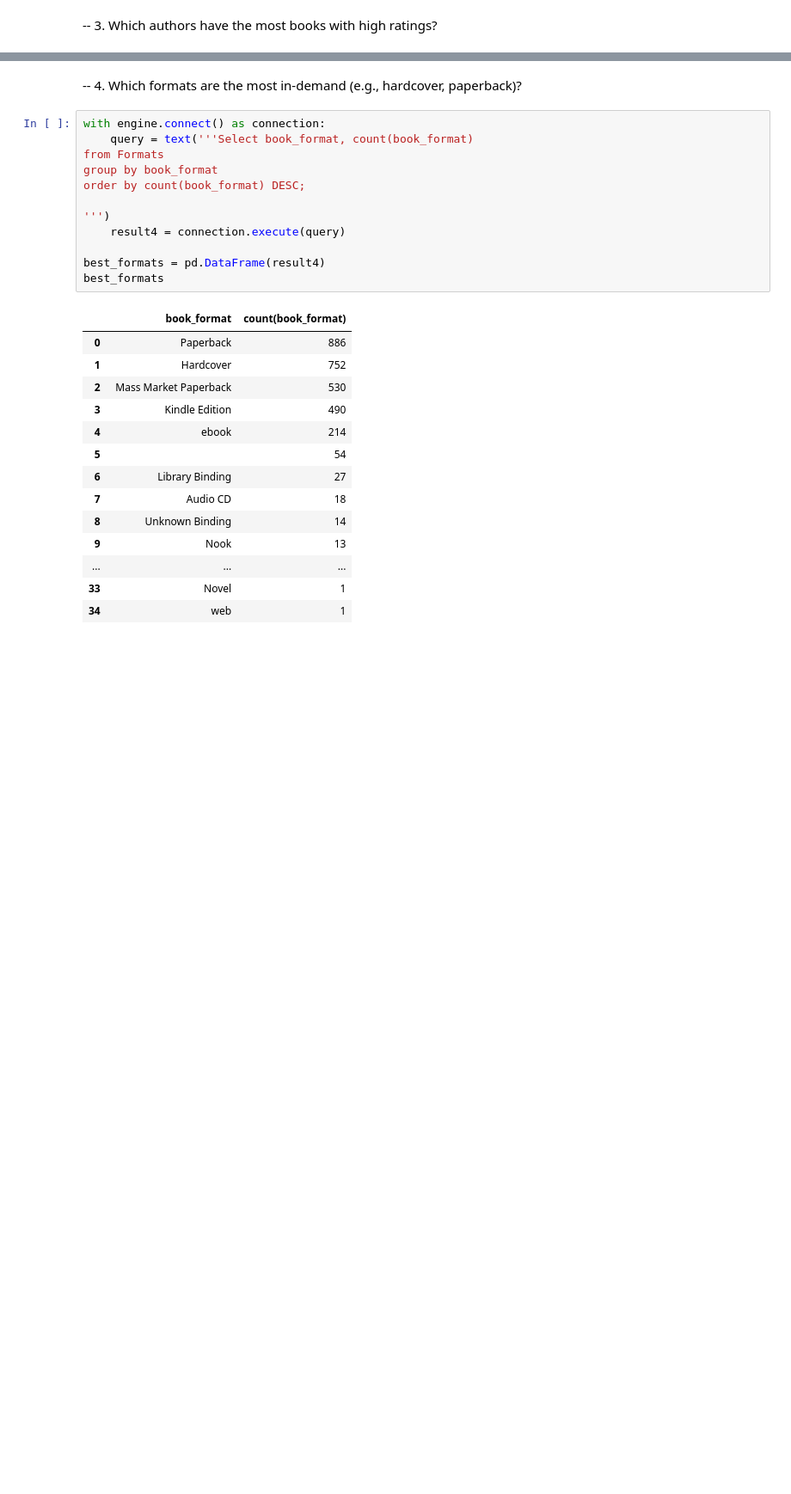
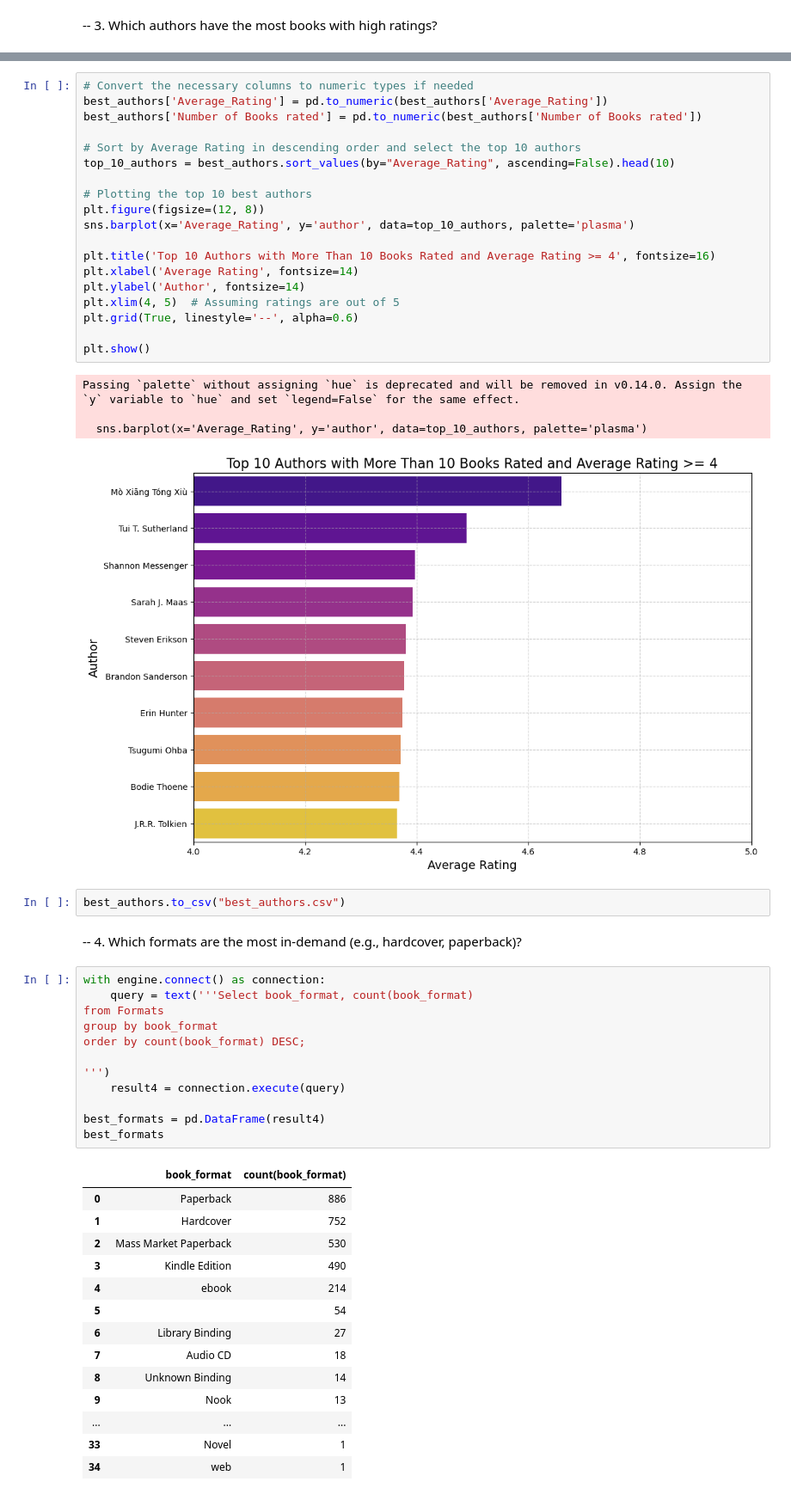
Before and after one commit to Josepdmo/Final-Project, a Jupyter notebook: SQL/SQL queries in Python.ipynb, the cells around one changed output, grey strips where cells are left out. Shown at 86% size. Cells and saved outputs as stored; diff of their text form; blank space fills up the shorter version.

```diff
--- a/SQL/SQL queries in Python.ipynb
+++ b/SQL/SQL queries in Python.ipynb
@@ -93,6 +124,32 @@ best_authors
 | 105 | Kurt Vonnegut Jr. | 16 | 4.002500 |
 | 106 | P.C. Cast | 17 | 4.001765 |
 107 rows × 3 columns
+# %%
+# Convert the necessary columns to numeric types if needed
+best_authors['Average_Rating'] = pd.to_numeric(best_authors['Average_Rating'])
+best_authors['Number of Books rated'] = pd.to_numeric(best_authors['Number of Books rated'])
+
+# Sort by Average Rating in descending order and select the top 10 authors
+top_10_authors = best_authors.sort_values(by="Average_Rating", ascending=False).head(10)
+
+# Plotting the top 10 best authors
+plt.figure(figsize=(12, 8))
+sns.barplot(x='Average_Rating', y='author', data=top_10_authors, palette='plasma')
+
+plt.title('Top 10 Authors with More Than 10 Books Rated and Average Rating >= 4', fontsize=16)
+plt.xlabel('Average Rating', fontsize=14)
+plt.ylabel('Author', fontsize=14)
+plt.xlim(4, 5)  # Assuming ratings are out of 5
+plt.grid(True, linestyle='--', alpha=0.6)
+
+plt.show()
+# %% [output]
+Passing `palette` without assigning `hue` is deprecated and will be removed in v0.14.0. Assign the `y` variable to `hue` and set `legend=False` for the same effect.
+
+  sns.barplot(x='Average_Rating', y='author', data=top_10_authors, palette='plasma')
+[figure, added]
+# %%
+best_authors.to_csv("best_authors.csv")
 # %% [markdown]
 -- 4. Which formats are the most in-demand (e.g., hardcover, paperback)?
 # %%
```
Also changed, not shown: parts of 12 cells of this notebook, 2 other files.
